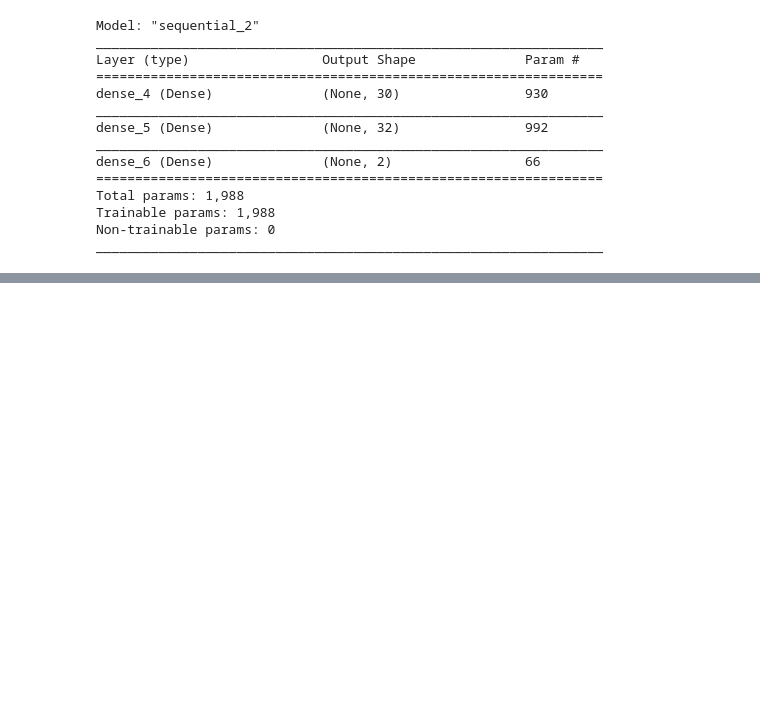
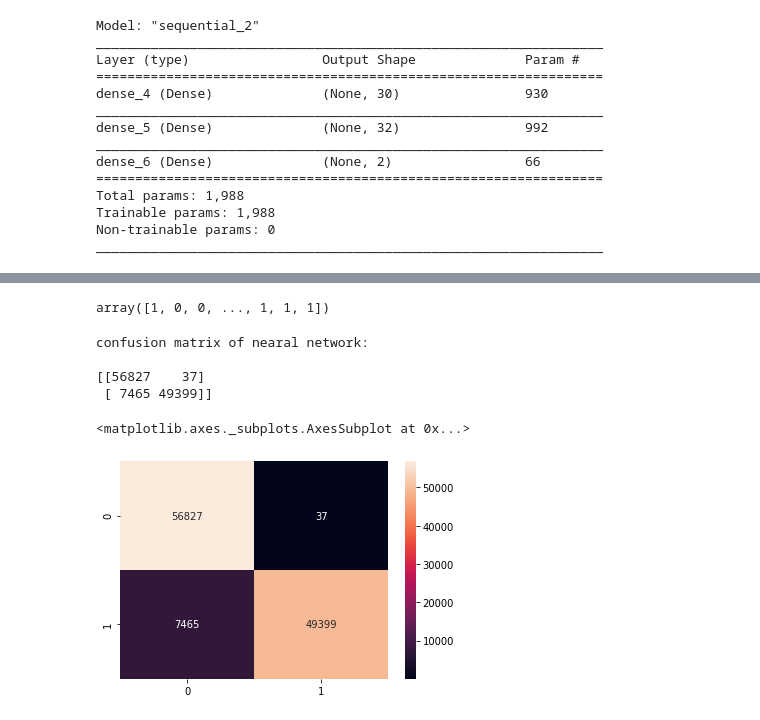
Before and after one commit to Mukesh8688/CreditCardFraudDetection, a Jupyter notebook: CreditCardFraudDetection.ipynb, the cells around one changed output, grey strips where cells are left out. Cells and saved outputs as stored; diff of their text form; code cells hidden in the pictures; blank space fills up the shorter version.

Commit message:
Add files via upload
confusion matrix of Neural Network

```diff
--- a/CreditCardFraudDetection.ipynb
+++ b/CreditCardFraudDetection.ipynb
@@ -626,0 +659,22 @@ model.fit(X_train,y_train,validation_split=0.2,batch_size=25,epochs=20,shuffle=
+# %%
+prediction_sampleclass = model.predict_classes(X_test,batch_size=200,verbose= 0 )
+prediction_sampleclass
+# %% [output]
+array([1, 0, 0, ..., 1, 1, 1])
+# %%
+# confusion matrix
+
+from sklearn.metrics import confusion_matrix
+
+print("confusion matrix of nearal network:\n")
+print(confusion_matrix(y_test,prediction_sampleclass))
+
+
+sns.heatmap(confusion_matrix(y_test,prediction_sampleclass),annot= True,fmt = 'g')
+# %% [output]
+confusion matrix of nearal network:
+
+[[56827    37]
+ [ 7465 49399]]
+<matplotlib.axes._subplots.AxesSubplot at 0x...>
+[figure, added]
```
Also changed, not shown: parts of 3 cells of this notebook.
